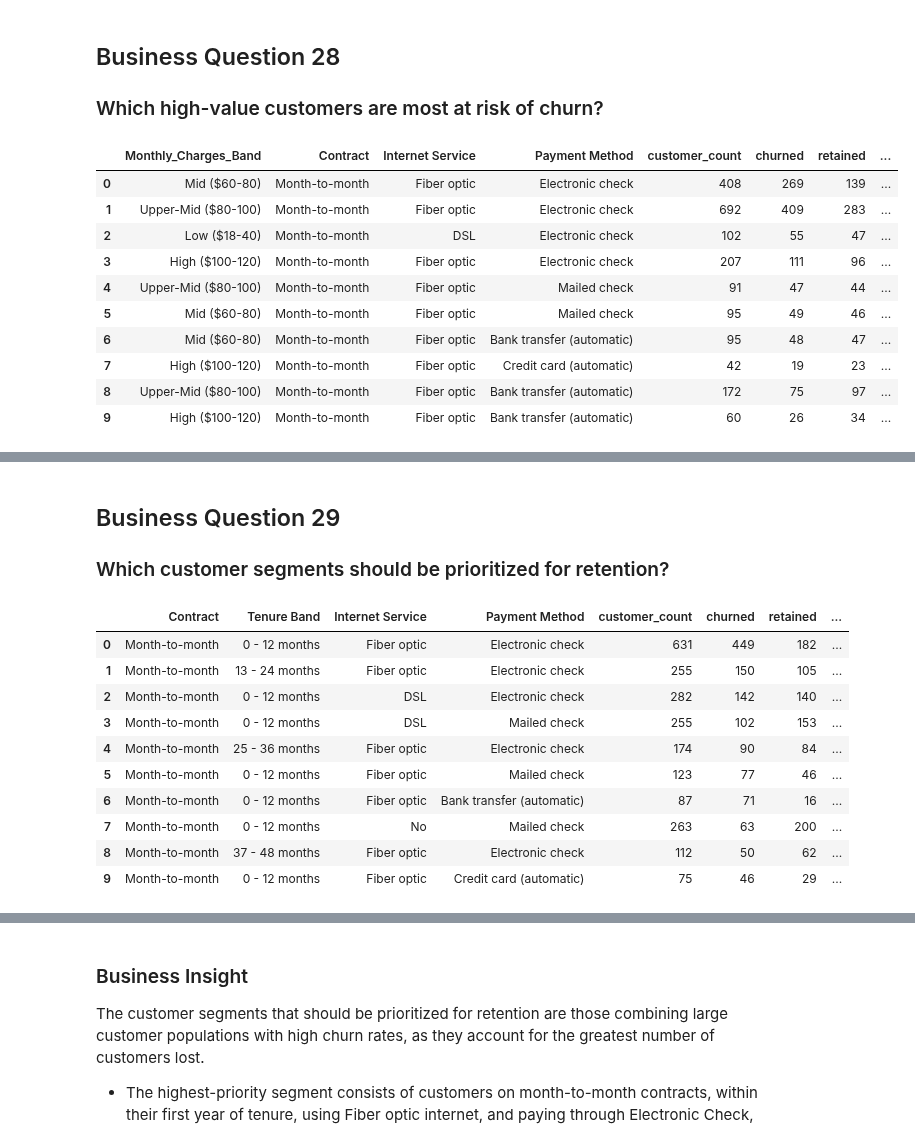
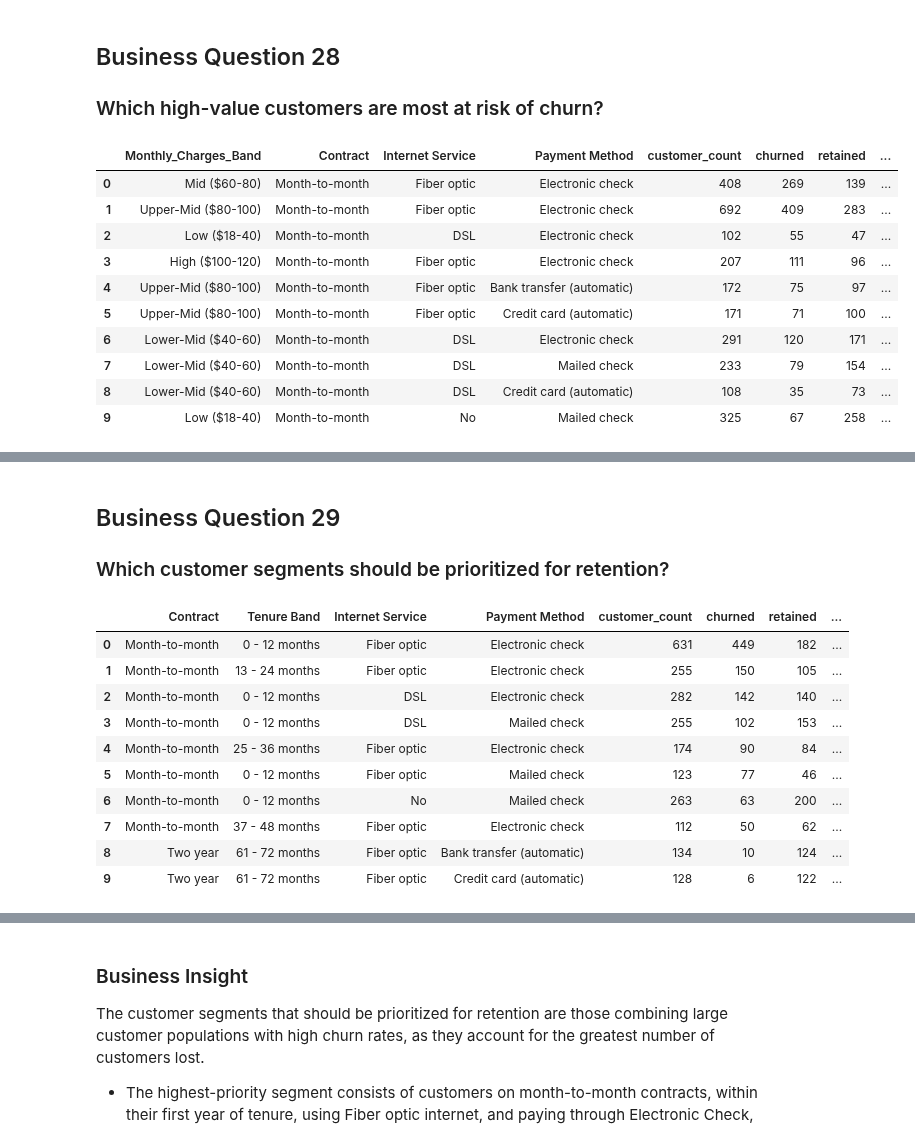
Before and after one commit to ashwathimd/customer-churn-analysis, a Jupyter notebook: notebooks/03_eda.ipynb, the cells around one changed output, grey strips where cells are left out. Saved outputs shown, nothing was run; the diff lists cells and outputs as text; code cells hidden in the pictures.

```diff
--- a/notebooks/03_eda.ipynb
+++ b/notebooks/03_eda.ipynb
@@ -14,6 +14,18 @@ The insights generated from this analysis will guide feature selection for predi
 # Standard Library
 import sys
 from pathlib import Path
+
+project_root = Path.cwd().parent
+
+if str(project_root) not in sys.path:
+    sys.path.append(str(project_root))
+
+data_path = (
+    project_root
+    / "data"
+    / "processed"
+    / "telco_customer_churn_clean.xlsx"
+)
 
 # Third-party Libraries
 import pandas as pd
@@ -22,7 +34,7 @@ import matplotlib.pyplot as plt
 import seaborn as sns
 
 # Project Modules
-sys.path.append(str(Path().resolve().parent))
+
 
 
 from src.analysis import create_churn_summary
@@ -41,7 +53,7 @@ plt.rcParams["figure.figsize"] = (6, 4)
 plt.rcParams["axes.titlesize"] = 14
 plt.rcParams["axes.labelsize"] = 12
 # %%
-df = pd.read_excel("/Users/ashwathimd/DataLab/Projects/customer-churn-analysis/data/processed/telco_customer_churn_clean.xlsx")
+df = pd.read_excel(data_path)
 # %%
 df.shape
 # %% [output]
@@ -1166,29 +1178,29 @@ Overall, the analysis suggests that customers with long-term contracts and estab
 # %%
 high_value_segments = create_segment_summary(
     df,
     grouping_columns=[
         "Monthly_Charges_Band",
         "Contract",
         "Internet Service",
         "Payment Method"
     ],
-    min_customers=30,
+    min_customers=100,
     sort_by="churn_rate"
 )
 
 high_value_segments.head(10)
 # %% [output]
 |  | Monthly_Charges_Band | Contract | Internet Service | Payment Method | customer_count | churned | retained | ... |
 | 0 | Mid ($60-80) | Month-to-month | Fiber optic | Electronic check | 408 | 269 | 139 | ... |
 | 1 | Upper-Mid ($80-100) | Month-to-month | Fiber optic | Electronic check | 692 | 409 | 283 | ... |
 | 2 | Low ($18-40) | Month-to-month | DSL | Electronic check | 102 | 55 | 47 | ... |
 | 3 | High ($100-120) | Month-to-month | Fiber optic | Electronic check | 207 | 111 | 96 | ... |
-| 4 | Upper-Mid ($80-100) | Month-to-month | Fiber optic | Mailed check | 91 | 47 | 44 | ... |
-| 5 | Mid ($60-80) | Month-to-month | Fiber optic | Mailed check | 95 | 49 | 46 | ... |
-| 6 | Mid ($60-80) | Month-to-month | Fiber optic | Bank transfer (automatic) | 95 | 48 | 47 | ... |
-| 7 | High ($100-120) | Month-to-month | Fiber optic | Credit card (automatic) | 42 | 19 | 23 | ... |
-| 8 | Upper-Mid ($80-100) | Month-to-month | Fiber optic | Bank transfer (automatic) | 172 | 75 | 97 | ... |
-| 9 | High ($100-120) | Month-to-month | Fiber optic | Bank transfer (automatic) | 60 | 26 | 34 | ... |
+| 4 | Upper-Mid ($80-100) | Month-to-month | Fiber optic | Bank transfer (automatic) | 172 | 75 | 97 | ... |
+| 5 | Upper-Mid ($80-100) | Month-to-month | Fiber optic | Credit card (automatic) | 171 | 71 | 100 | ... |
+| 6 | Lower-Mid ($40-60) | Month-to-month | DSL | Electronic check | 291 | 120 | 171 | ... |
+| 7 | Lower-Mid ($40-60) | Month-to-month | DSL | Mailed check | 233 | 79 | 154 | ... |
+| 8 | Lower-Mid ($40-60) | Month-to-month | DSL | Credit card (automatic) | 108 | 35 | 73 | ... |
+| 9 | Low ($18-40) | Month-to-month | No | Mailed check | 325 | 67 | 258 | ... |
 # %% [markdown]
 ### Business Insight
 
@@ -1213,7 +1225,7 @@ priority_segments = create_segment_summary(
         "Internet Service",
         "Payment Method"
     ],
-    min_customers=50,
+    min_customers=100,
     sort_by=[
         "churned",
         "churn_rate"
@@ -1233,10 +1245,10 @@ priority_segments.head(10)
 | 3 | Month-to-month | 0 - 12 months | DSL | Mailed check | 255 | 102 | 153 | ... |
 | 4 | Month-to-month | 25 - 36 months | Fiber optic | Electronic check | 174 | 90 | 84 | ... |
 | 5 | Month-to-month | 0 - 12 months | Fiber optic | Mailed check | 123 | 77 | 46 | ... |
-| 6 | Month-to-month | 0 - 12 months | Fiber optic | Bank transfer (automatic) | 87 | 71 | 16 | ... |
-| 7 | Month-to-month | 0 - 12 months | No | Mailed check | 263 | 63 | 200 | ... |
-| 8 | Month-to-month | 37 - 48 months | Fiber optic | Electronic check | 112 | 50 | 62 | ... |
-| 9 | Month-to-month | 0 - 12 months | Fiber optic | Credit card (automatic) | 75 | 46 | 29 | ... |
+| 6 | Month-to-month | 0 - 12 months | No | Mailed check | 263 | 63 | 200 | ... |
+| 7 | Month-to-month | 37 - 48 months | Fiber optic | Electronic check | 112 | 50 | 62 | ... |
+| 8 | Two year | 61 - 72 months | Fiber optic | Bank transfer (automatic) | 134 | 10 | 124 | ... |
+| 9 | Two year | 61 - 72 months | Fiber optic | Credit card (automatic) | 128 | 6 | 122 | ... |
 # %%
 plot_top_segments(
     priority_segments,
```
Also changed, not shown: parts of 7 cells of this notebook, 1 other file.
